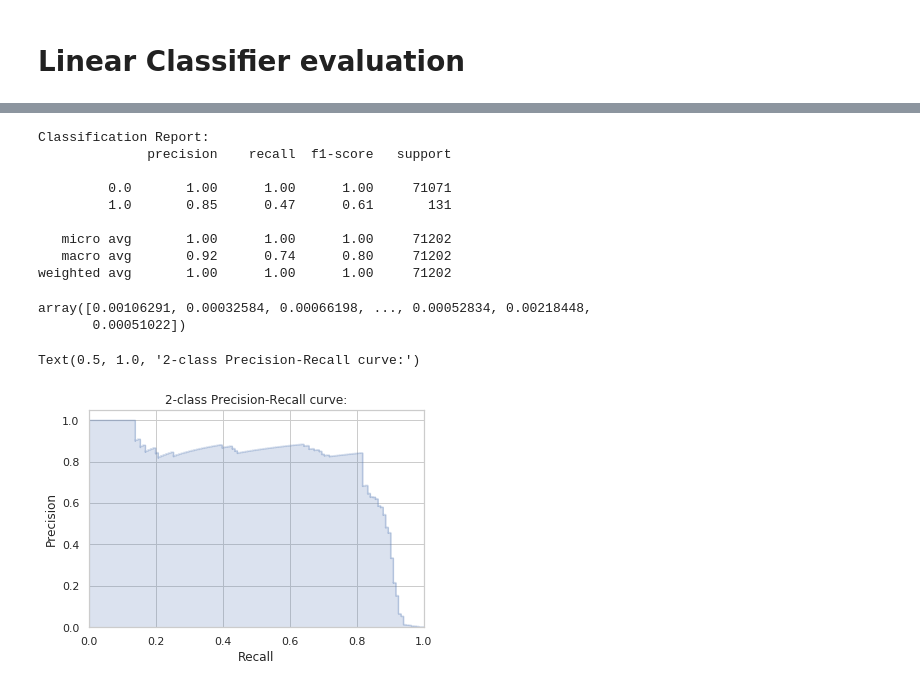
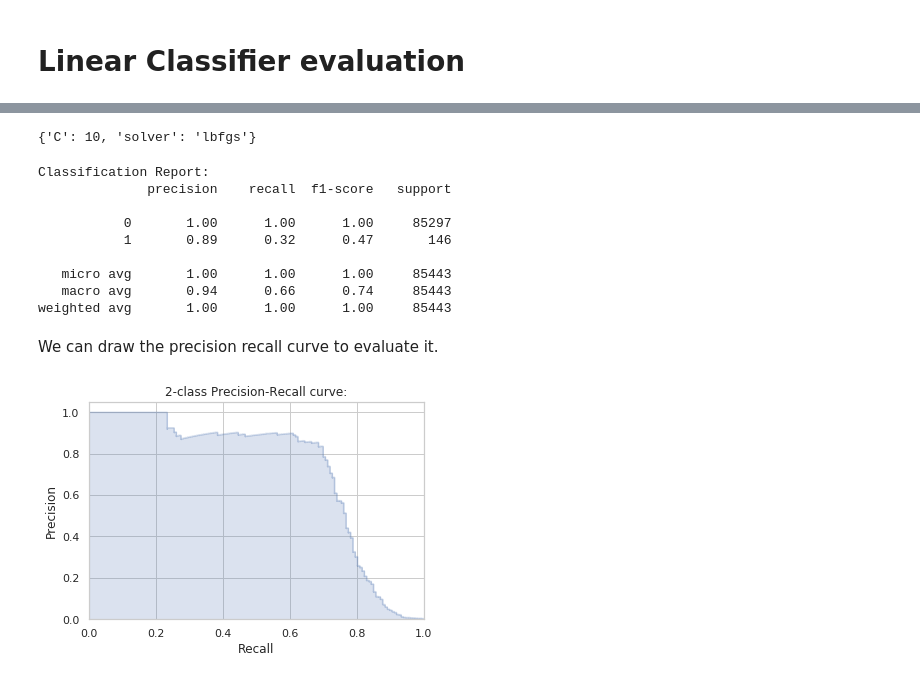
Before and after one commit to ShangyuanZ/Credit_Card_Fraud, a Jupyter notebook: semi-supervised.ipynb, the cells around one changed output, grey strips where cells are left out. Saved outputs shown, nothing was run; the diff lists cells and outputs as text; code cells hidden in the pictures.

```diff
--- a/semi-supervised.ipynb
+++ b/semi-supervised.ipynb
@@ -122,6 +169,16 @@ tsne_plot(rep_x, rep_y)
+# %%
+train_x, val_x = autoencoder_x(train_x, val_x)
+# %%
+#tuning
+parameters = {'solver':('lbfgs', 'liblinear'),'C':[0.2,1,10]}
+lg = LogisticRegression()
+clf0 = GridSearchCV(lg, parameters, cv=5)
+clf0.fit(train_x, train_y)
+clf0.best_params_
+# %% [output]
+{'C': 10, 'solver': 'lbfgs'}
 # %%
-train_x, val_x, train_y, val_y = train_test_split(rep_x, rep_y, test_size=0.25)
-clf = LogisticRegression(solver="lbfgs").fit(train_x, train_y)
+clf = LogisticRegression(**clf0.best_params_).fit(train_x, train_y)
 pred_y = clf.predict(val_x)
 
 print('Classification Report: ')
@@ -130,40 +187,22 @@ print(classification_report(val_y, pred_y))
 Classification Report:
               precision    recall  f1-score   support
 
-         0.0       1.00      1.00      1.00     71071
-         1.0       0.85      0.47      0.61       131
+           0       1.00      1.00      1.00     85297
+           1       0.89      0.32      0.47       146
 
-   micro avg       1.00      1.00      1.00     71202
-   macro avg       0.92      0.74      0.80     71202
-weighted avg       1.00      1.00      1.00     71202
+   micro avg       1.00      1.00      1.00     85443
+   macro avg       0.94      0.66      0.74     85443
+weighted avg       1.00      1.00      1.00     85443
+# %% [markdown]
+We can draw the precision recall curve to evaluate it.
 # %%
-score_y = clf.predict_proba(val_x)
-score_y= score_y[:,1]
-score_y
+score_y = clf.predict_proba(val_x)[:,1]
-# %% [output]
-array([0.00106291, 0.00032584, 0.00066198, ..., 0.00052834, 0.00218448,
-       0.00051022])
 # %%
 precision, recall, _ = precision_recall_curve(val_y, score_y)
-# %%
-from sklearn.utils.fixes import signature
-
-
-step_kwargs = ({'step': 'post'}
-               if 'step' in signature(plt.fill_between).parameters
-               else {})
-plt.step(recall, precision, color='b', alpha=0.2,
-         where='post')
-plt.fill_between(recall, precision, alpha=0.2, color='b', **step_kwargs)
-
-plt.xlabel('Recall')
-plt.ylabel('Precision')
-plt.ylim([0.0, 1.05])
-plt.xlim([0.0, 1.0])
-plt.title('2-class Precision-Recall curve:')
-# %% [output]
-Text(0.5, 1.0, '2-class Precision-Recall curve:')
-[figure, removed]
+# %%
+rp_curve(recall, precision)
+# %% [output]
+[figure, added]
 # %%
 print("The AUC of precision-recall curve is {:.3f}".format(auc(recall,precision)))
 # %% [output]
```
Also changed, not shown: parts of 15 cells of this notebook.
